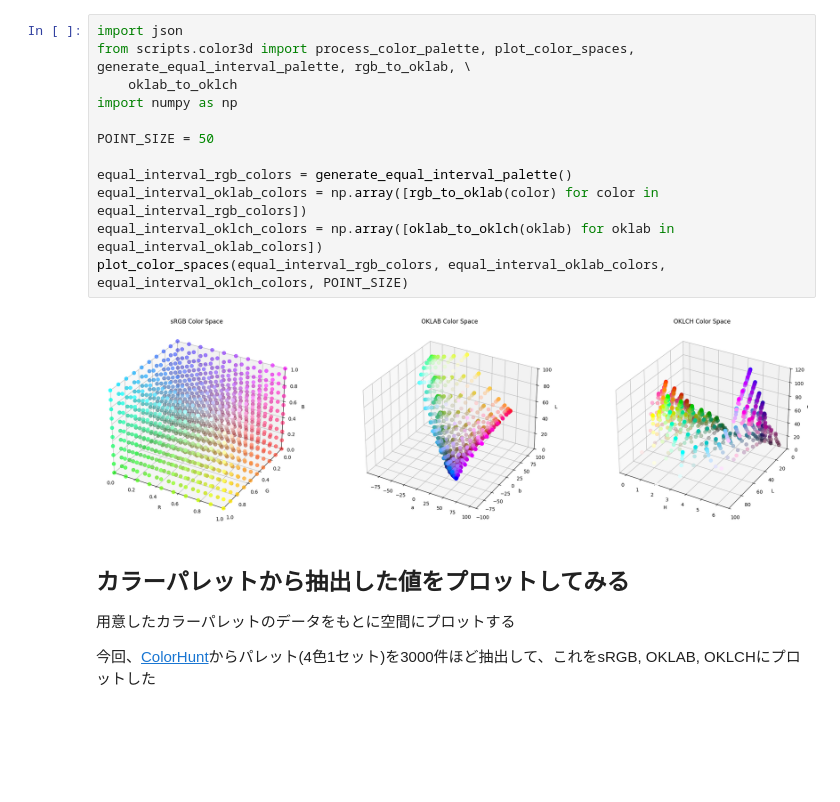
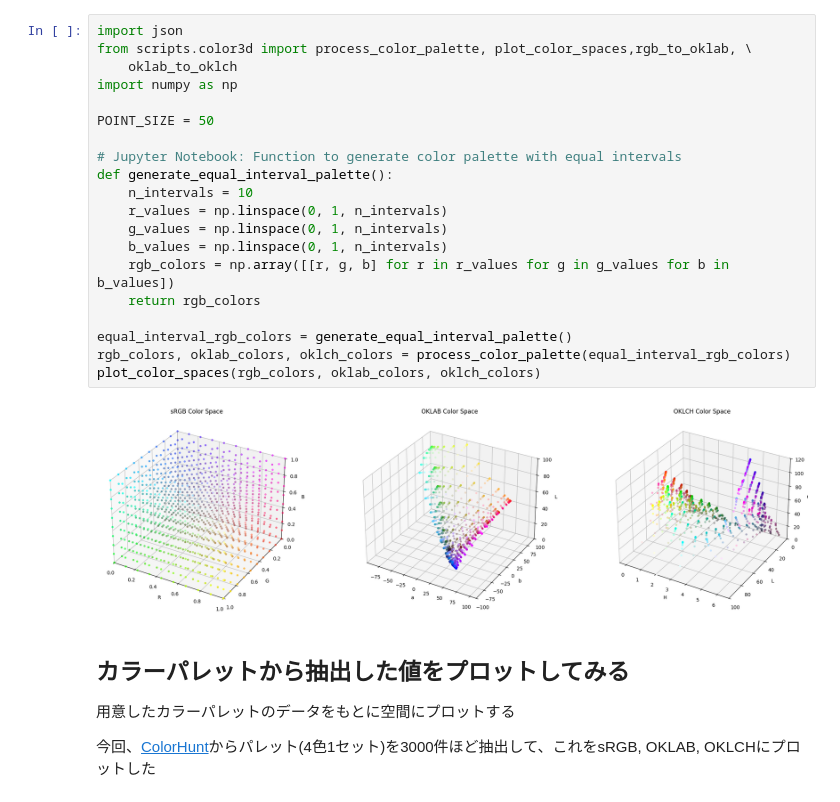
Before and after one commit to kokorau/study-color, a Jupyter notebook: notebooks/analyzeColor.ipynb, the cells around one changed output. Cells and saved outputs as stored; diff of their text form; blank space fills up the shorter version.

```diff
--- a/notebooks/analyzeColor.ipynb
+++ b/notebooks/analyzeColor.ipynb
@@ -142,17 +142,25 @@ OKLabからOKLCHに変換するためには、次のように極座標系に変
 # %%
 import json
-from scripts.color3d import process_color_palette, plot_color_spaces, generate_equal_interval_palette, rgb_to_oklab, \
+from scripts.color3d import process_color_palette, plot_color_spaces,rgb_to_oklab, \
     oklab_to_oklch
 import numpy as np
 
 POINT_SIZE = 50
 
+# Jupyter Notebook: Function to generate color palette with equal intervals
+def generate_equal_interval_palette():
+    n_intervals = 10
+    r_values = np.linspace(0, 1, n_intervals)
+    g_values = np.linspace(0, 1, n_intervals)
+    b_values = np.linspace(0, 1, n_intervals)
+    rgb_colors = np.array([[r, g, b] for r in r_values for g in g_values for b in b_values])
+    return rgb_colors
+
 equal_interval_rgb_colors = generate_equal_interval_palette()
-equal_interval_oklab_colors = np.array([rgb_to_oklab(color) for color in equal_interval_rgb_colors])
-equal_interval_oklch_colors = np.array([oklab_to_oklch(oklab) for oklab in equal_interval_oklab_colors])
-plot_color_spaces(equal_interval_rgb_colors, equal_interval_oklab_colors, equal_interval_oklch_colors, POINT_SIZE)
+rgb_colors, oklab_colors, oklch_colors = process_color_palette(equal_interval_rgb_colors)
+plot_color_spaces(rgb_colors, oklab_colors, oklch_colors)
 # %% [output]
-[figure, old version]
+[figure, new version]
 # %% [markdown]
 ## カラーパレットから抽出した値をプロットしてみる
 用意したカラーパレットのデータをもとに空間にプロットする
```
Also changed, not shown: parts of 6 cells of this notebook, 1 other file.
